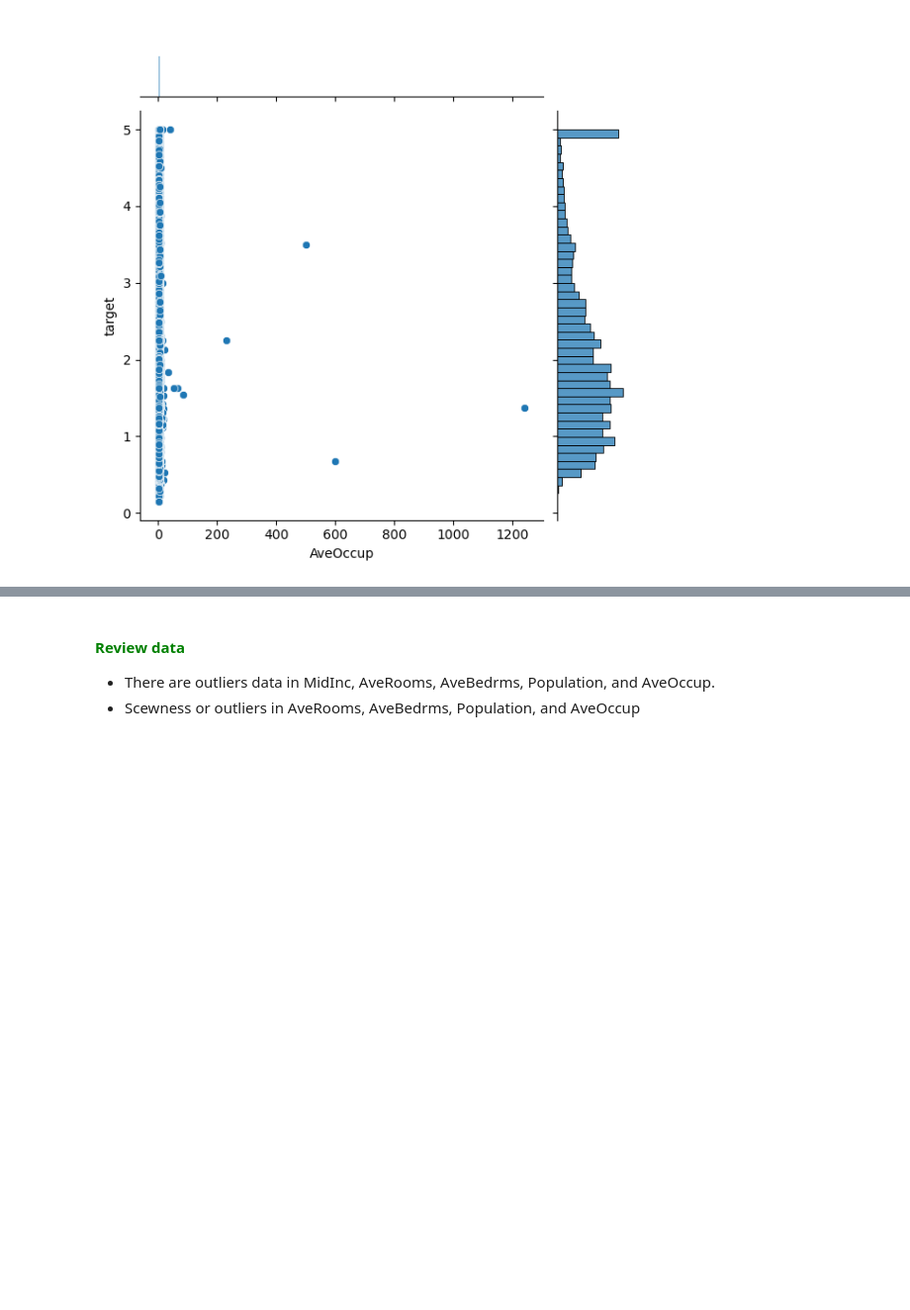
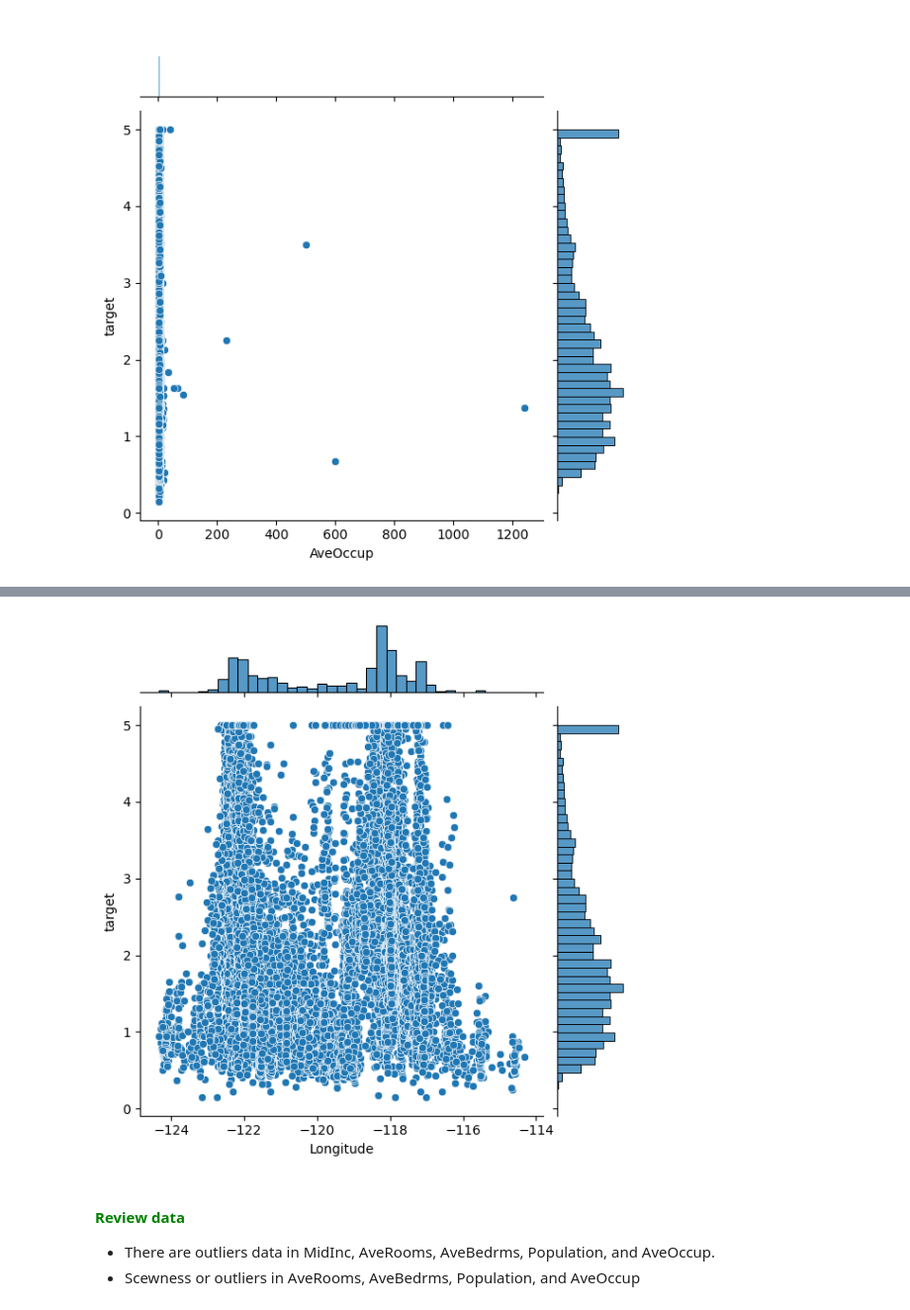
Before and after one commit to pNatTueku/codingProjectwithPython, a Jupyter notebook: project_03_california_housing.ipynb, the cells around one changed output, grey strips where cells are left out. Shown at 99% size. Saved outputs shown, nothing was run; the diff lists cells and outputs as text; code cells hidden in the pictures; blank space fills up the shorter version.

```diff
--- a/project_03_california_housing.ipynb
+++ b/project_03_california_housing.ipynb
@@ -119,3 +124,7 @@ sns.jointplot(data = data, x = 'AveOccup', y = 'target');
+# %%
+sns.jointplot(data = data, x = 'Longitude', y = 'target');
+# %% [output]
+[figure, added]
 # %%
 # Please note that we can view the categorical variable by using countplot
 
```
Also changed, not shown: parts of 30 cells of this notebook.
